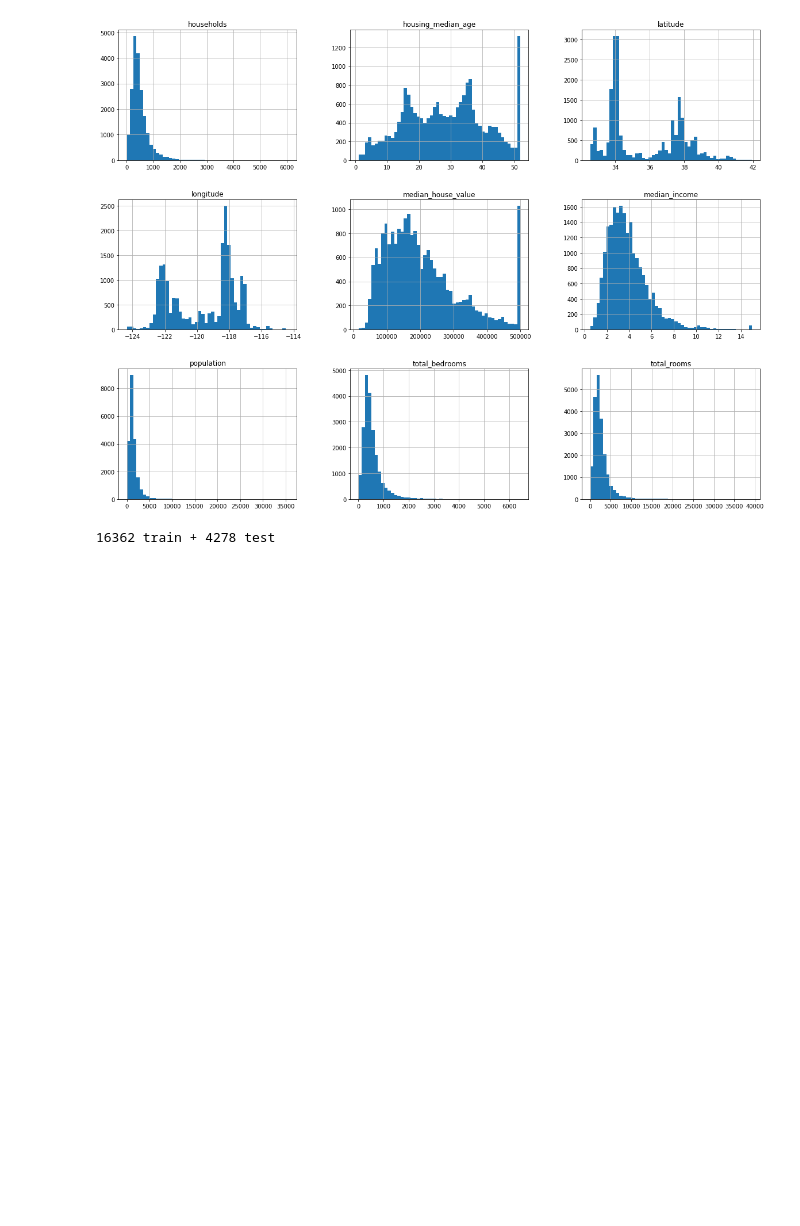
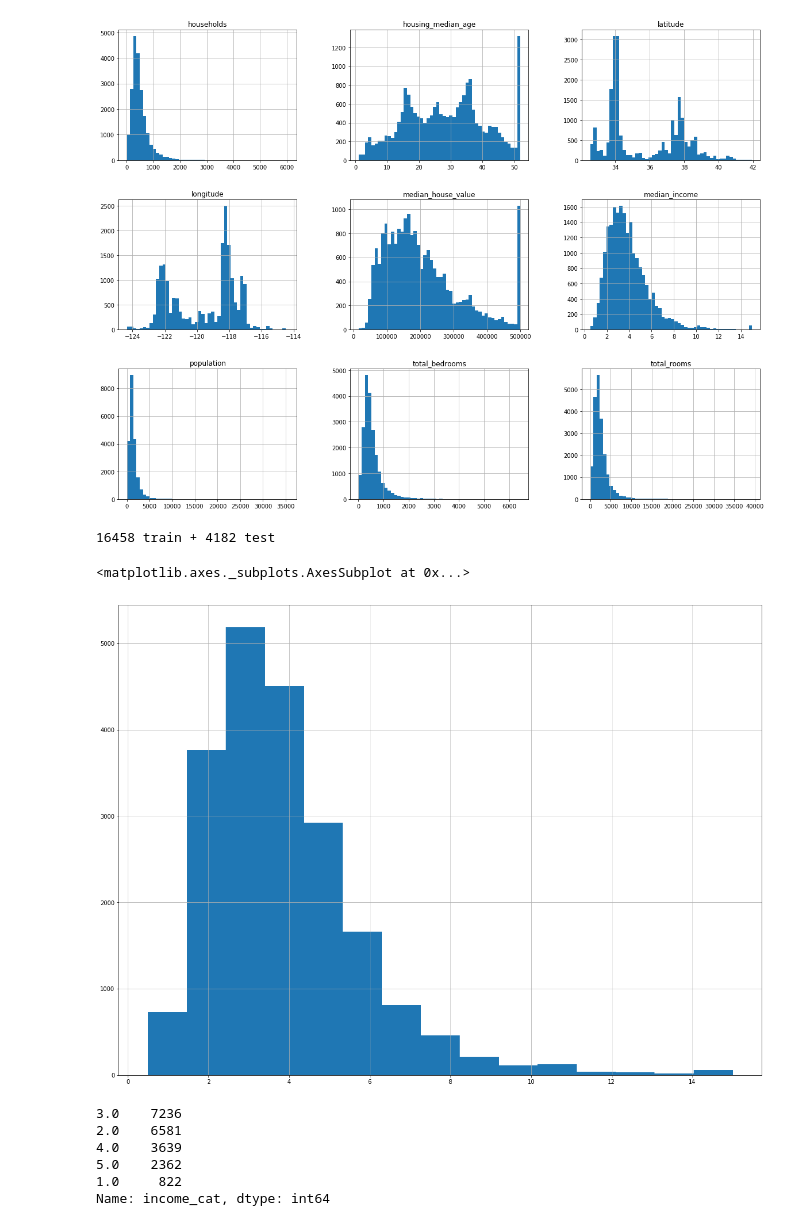
Before and after one commit to qlegrand/housing_handson_ml, a Jupyter notebook: Housing.ipynb, the cells around one changed output. Saved outputs shown, nothing was run; the diff lists cells and outputs as text; code cells hidden in the pictures; blank space fills up the shorter version.

Commit message:
Add new split method based on stratas

```diff
--- a/Housing.ipynb
+++ b/Housing.ipynb
@@ -88,8 +89,32 @@ def split_train_test_by_id(data, test_ratio, id_column, hash = hashlib.md5):
     in_test_set =  ids.apply(lambda id_ : test_set_check(id_, test_ratio, hash))
     return data.loc[~in_test_set], data.loc[in_test_set]
 
-housing_with_id = housing.reset_index()
-train_set, test_set = split_train_test_by_id(housing_with_id,0.2,"index")
+housing_with_id["id"] = np.abs(housing["longitude"])*10000 + np.abs(housing["latitude"])
+train_set, test_set = split_train_test_by_id(housing_with_id,0.2,"id")
 print("{} train + {} test".format(len(train_set),len(test_set)))
 # %% [output]
-16362 train + 4278 test
+16458 train + 4182 test
+# %%
+housing["median_income"].hist(bins=15, figsize = (20,15))
+# %% [output]
+<matplotlib.axes._subplots.AxesSubplot at 0x...>
+[figure, added]
+# %%
+#train/test split method based on stratas
+
+housing["income_cat"] = np.ceil(housing["median_income"] / 1.5)
+housing["income_cat"].where(housing["income_cat"] < 5, 5.0, inplace = True)
+
+split = SSS(n_splits = 1, test_size = 0.2, random_state = 42)
+for train_index, test_index in split.split(housing, housing["income_cat"]):
+    strat_train_set = housing.loc[train_index]
+    strat_test_set = housing.loc[test_index]
+
+housing["income_cat"].value_counts()
+# %% [output]
+3.0    7236
+2.0    6581
+4.0    3639
+5.0    2362
+1.0     822
+Name: income_cat, dtype: int64
```
Also changed, not shown: parts of 1 cell of this notebook.
